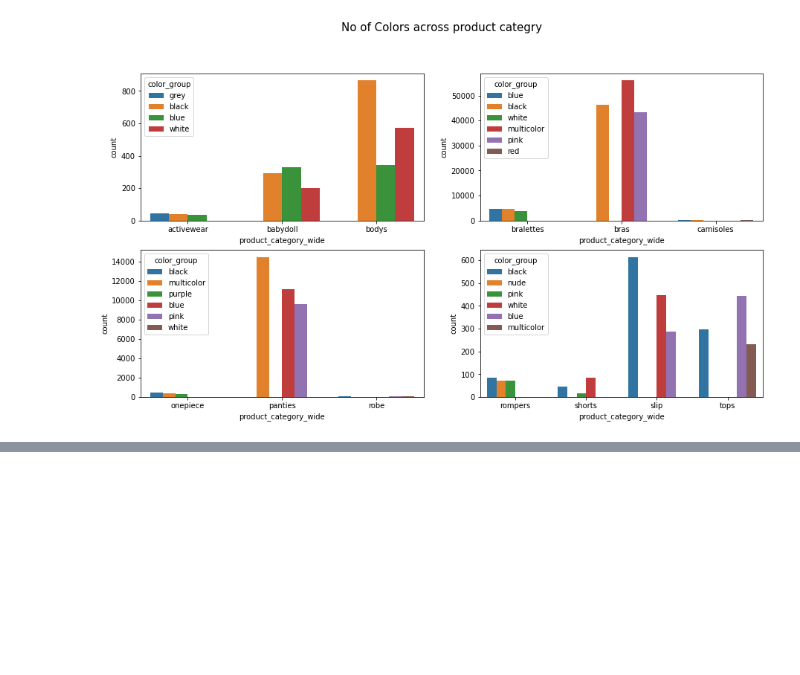
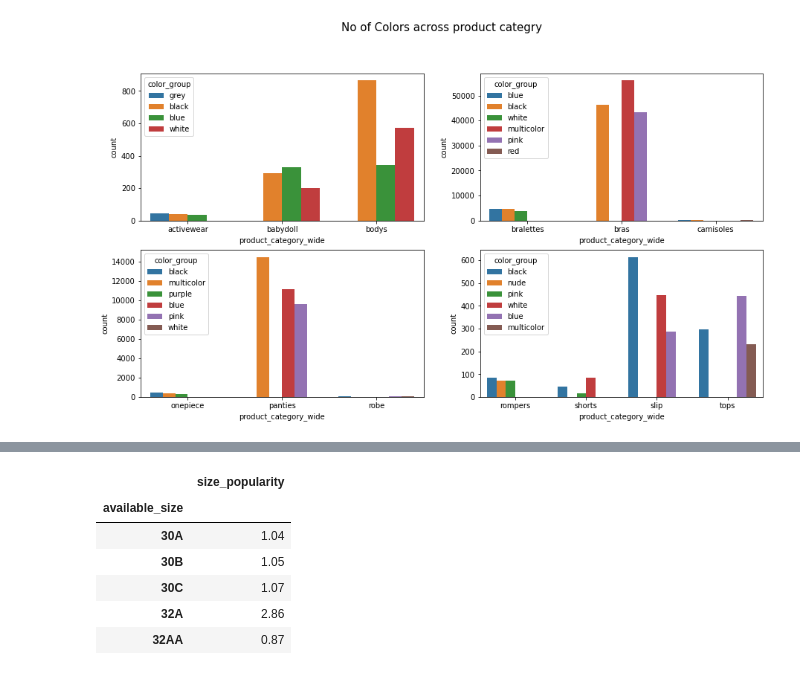
Before and after one commit to shardul-rajhans/fashion-price-prediction, a Jupyter notebook: EDA_Price_Prediction.ipynb, the cells around one changed output, grey strips where cells are left out. Saved outputs shown, nothing was run; the diff lists cells and outputs as text; code cells hidden in the pictures; blank space fills up the shorter version.

```diff
--- a/EDA_Price_Prediction.ipynb
+++ b/EDA_Price_Prediction.ipynb
@@ -482,0 +505,13 @@ plt.show()
+# %%
+# Calculating the size count for each available size.
+size_count = round(victoria_secret_s.groupby('available_size')['available_size'].agg({'count'})/victoria_secret_s.shape[0]*100, 2)
+size_count.columns = ['size_popularity']
+size_count.head()
+# %% [output]
+|  | size_popularity |
+| available_size |  |
+| 30A | 1.04 |
+| 30B | 1.05 |
+| 30C | 1.07 |
+| 32A | 2.86 |
+| 32AA | 0.87 |
```
Also changed, not shown: parts of 6 cells of this notebook, 2 other files.
